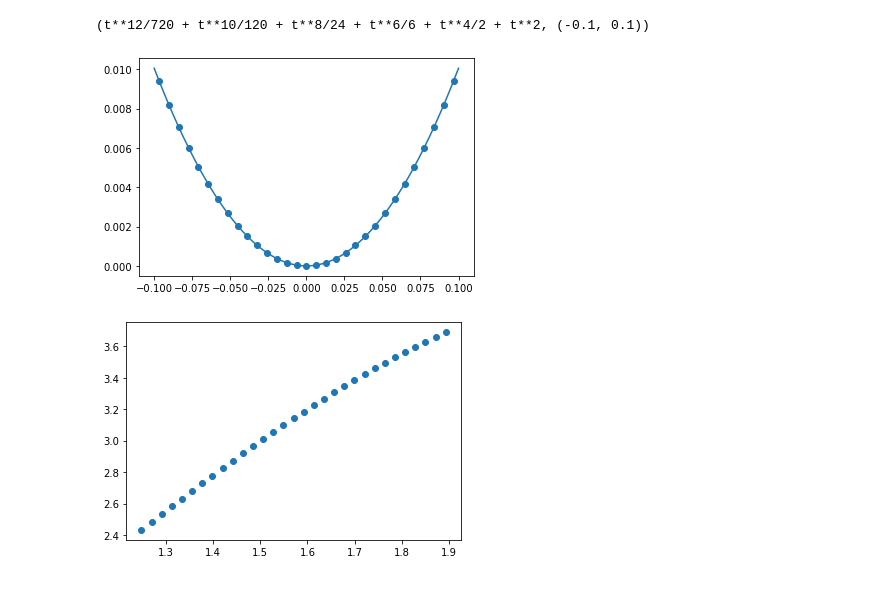
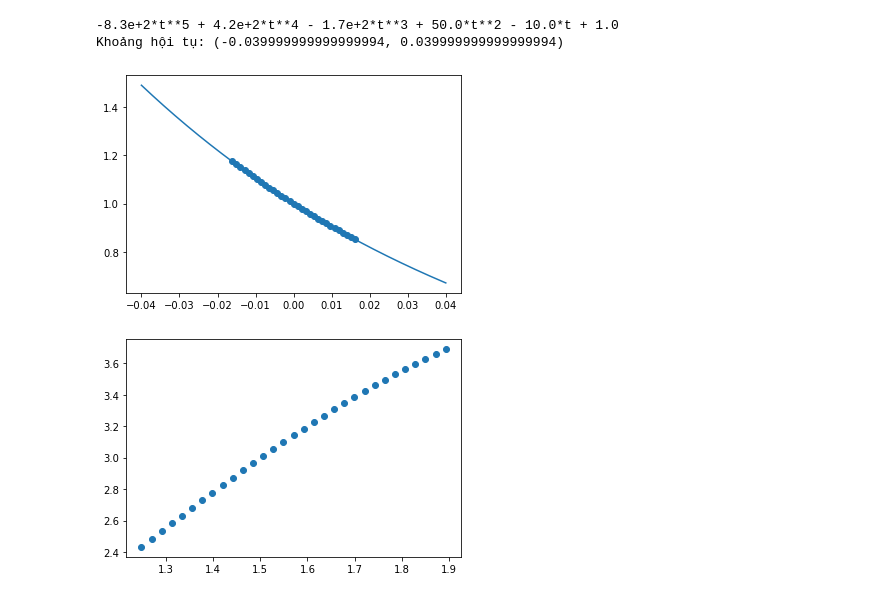
Before and after one commit to Talented-K64MI/MI3040-Numerical-Analysis, a Jupyter notebook: Topic 5 - Solving Differential Equations/Pica/Pica.ipynb, the cells around one changed output. Saved outputs shown, nothing was run; the diff lists cells and outputs as text; code cells hidden in the pictures.

```diff
--- a/Topic 5 - Solving Differential Equations/Pica/Pica.ipynb
+++ b/Topic 5 - Solving Differential Equations/Pica/Pica.ipynb
@@ -212,0 +3,21 @@ def Pica(filename, length = None, M = None, L = None, deltaT = None):
+# %%
+#source
+#region
+
+#import
+#region
+import math
+from sympy import *
+import matplotlib.pyplot as plt
+from numpy import linspace
+import numpy as np
+from sympy.codegen.cfunctions import log10
+from sympy.abc import x,t,y
+from sympy.plotting import plot
+#endregion
+
+#symbol declaration
+#region
+x, t = symbols('x t')
+f = symbols('f', cls=Function)
+#endregion
@@ -224,14 +227,16 @@ PlotBoth(result, result1)
 # %%
 filename = "input3.txt"
 
-result = Pica(filename)
-result1 = Pica(filename, length = 31)
+result = Pica(filename, M = 5, L = 10)
+result1 = Pica(filename, length = 31, M = 12, L = 10)
 
-print(result)
+print(result[0].evalf(2))
+print("Khoảng hội tụ:", result[1])
 PlotBoth(result, result1)
 # %% [output]
-(t**12/720 + t**10/120 + t**8/24 + t**6/6 + t**4/2 + t**2, (-0.1, 0.1))
+-8.3e+2*t**5 + 4.2e+2*t**4 - 1.7e+2*t**3 + 50.0*t**2 - 10.0*t + 1.0
+Khoảng hội tụ: (-0.039999999999999994, 0.039999999999999994)
-[figure, old version]
+[figure, new version]
 # %%
 filename = "input4.txt"
 
```
Also changed, not shown: parts of 17 cells of this notebook, 5 other files.
